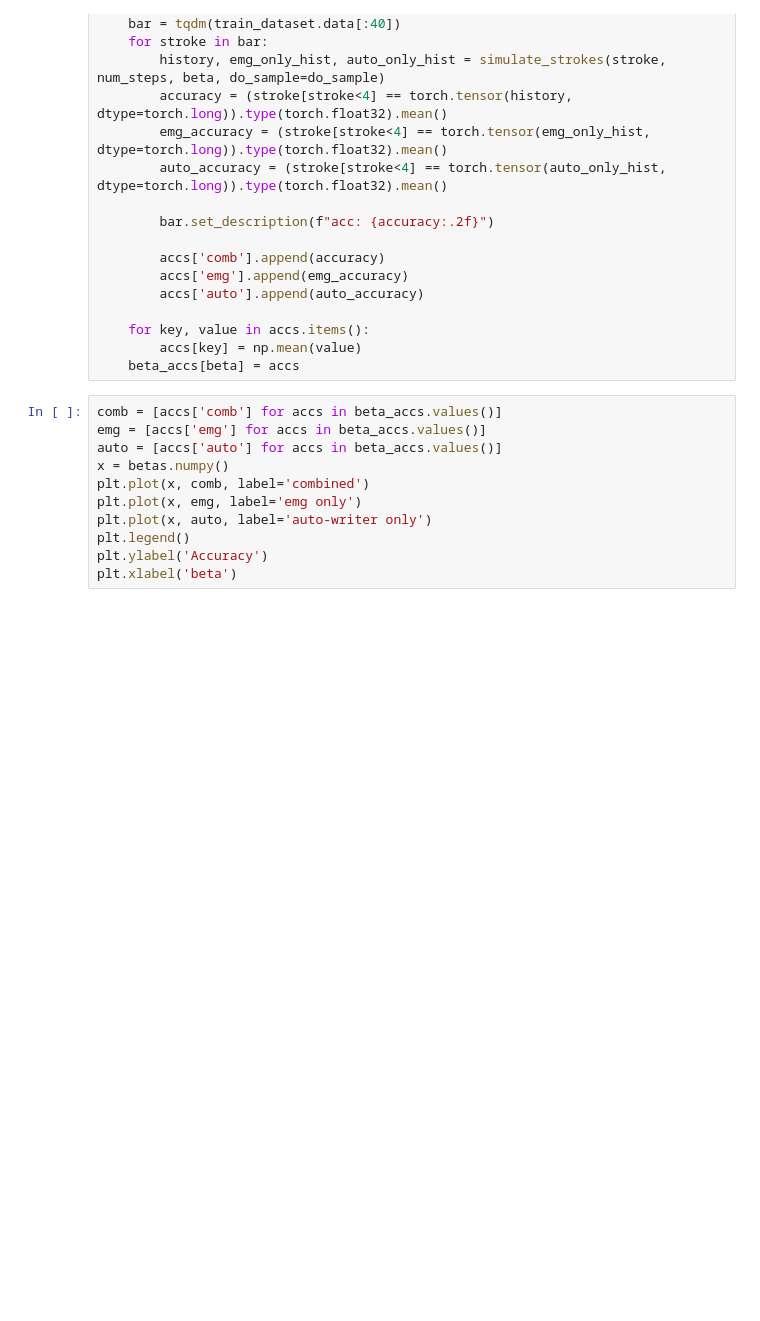
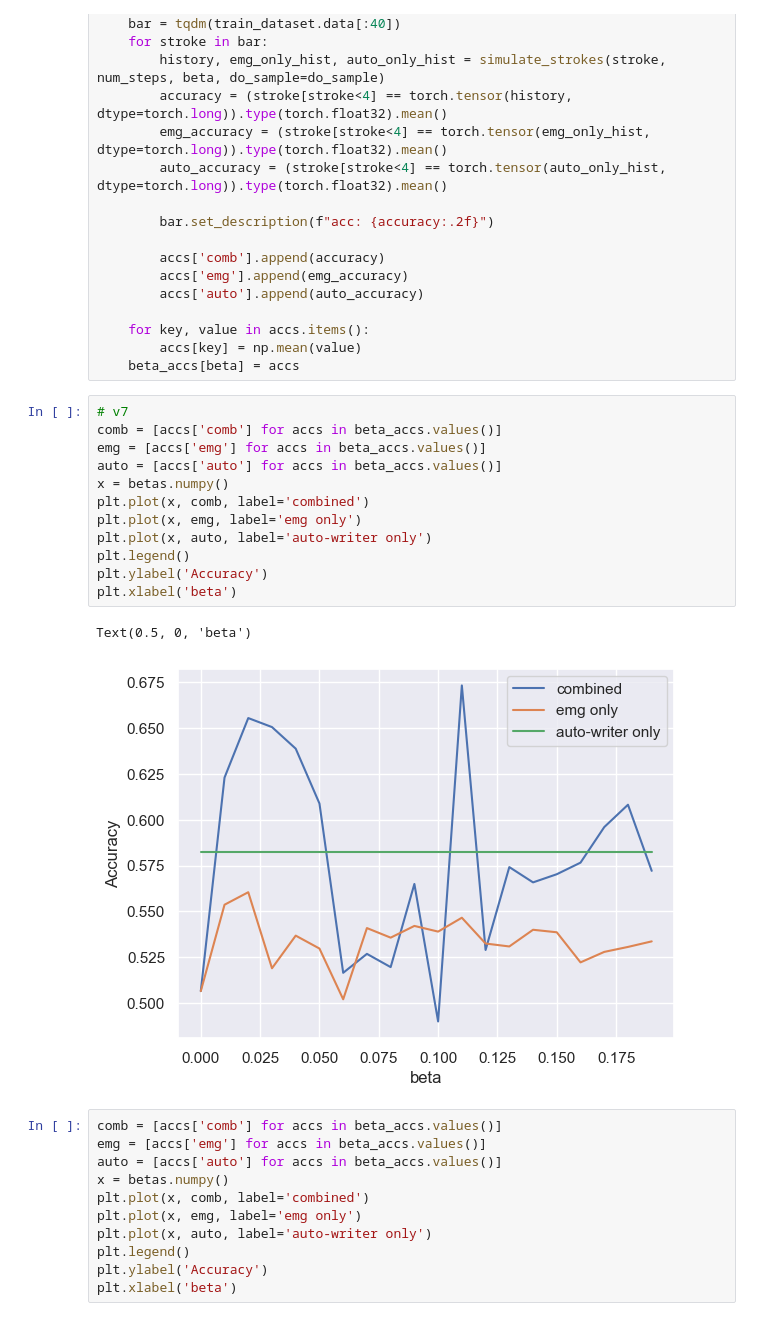
Before and after one commit to KilianFt/Adaptive-HCI, a Jupyter notebook: notebooks/omniglot_exploration.ipynb, the cells around one changed output. Saved outputs shown, nothing was run; the diff lists cells and outputs as text; blank space fills up the shorter version.

```diff
--- a/notebooks/omniglot_exploration.ipynb
+++ b/notebooks/omniglot_exploration.ipynb
@@ -272,6 +269,21 @@ for beta in betas:
     for key, value in accs.items():
         accs[key] = np.mean(value)
     beta_accs[beta] = accs
+# %%
+# v7
+comb = [accs['comb'] for accs in beta_accs.values()]
+emg = [accs['emg'] for accs in beta_accs.values()]
+auto = [accs['auto'] for accs in beta_accs.values()]
+x = betas.numpy()
+plt.plot(x, comb, label='combined')
+plt.plot(x, emg, label='emg only')
+plt.plot(x, auto, label='auto-writer only')
+plt.legend()
+plt.ylabel('Accuracy')
+plt.xlabel('beta')
+# %% [output]
+Text(0.5, 0, 'beta')
+[figure, added]
 # %%
 comb = [accs['comb'] for accs in beta_accs.values()]
 emg = [accs['emg'] for accs in beta_accs.values()]
```
Also changed, not shown: parts of 8 cells of this notebook, 6 other files.
